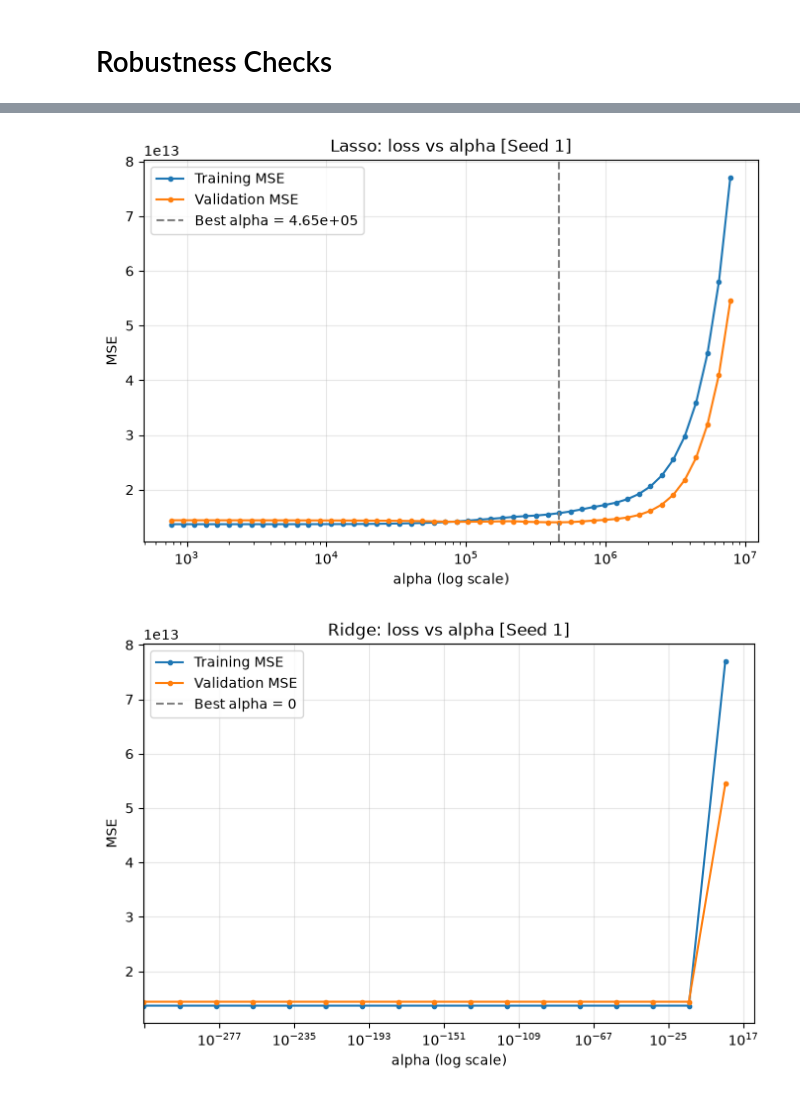
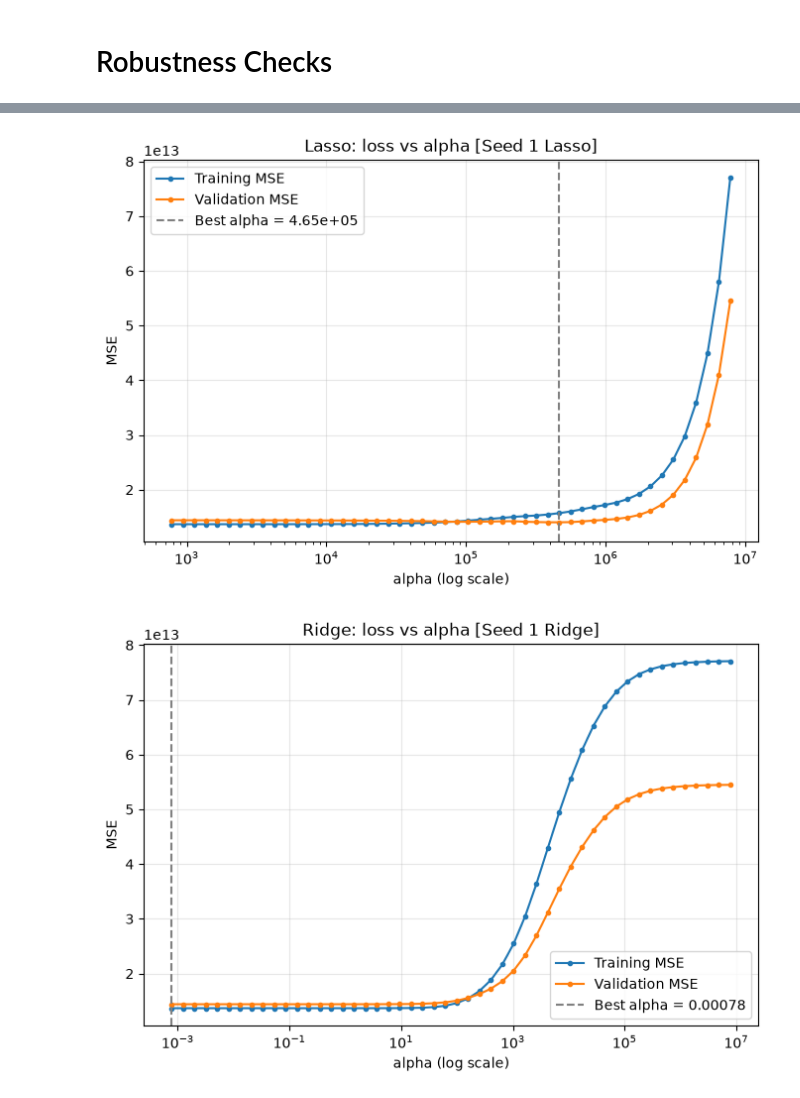
Before and after one commit to triazzlon/ML-Assignment, a Jupyter notebook: MLF_CASE_2930864_XX.ipynb, the cells around one changed output, grey strips where cells are left out. Saved outputs shown, nothing was run; the diff lists cells and outputs as text; code cells hidden in the pictures.

```diff
--- a/MLF_CASE_2930864_XX.ipynb
+++ b/MLF_CASE_2930864_XX.ipynb
@@ -276,3 +228,0 @@ from sklearn.pipeline import make_pipeline
-# %%
-Y = df_clean['Price']
-X = df_clean['Area']
@@ -531,29 +465,24 @@ def run_lasso(prepared, label, feature_names=None, n_alphas=50, decades=4, max_i
 # %% [markdown]
 # Model 3 Ridge
 # %%
-def run_ridge(prepared, label, feature_names=None, n_alphas=50, decades=1000, max_iter=50000, seed=None):
-    # We repeat the step of turning the data into arrays
+# We perform the same steps as above but now for the Ridge Regression
+def run_ridge(prepared, label, feature_names=None, n_alphas=50, decades=10, max_iter=50000):
     X_train, X_val, X_test, y_train, y_val, y_test = prepared
     X_train, X_val, X_test = (np.asarray(a, dtype=float) for a in (X_train, X_val, X_test))
     y_train, y_val, y_test = (np.asarray(a, dtype=float) for a in (y_train, y_val, y_test))
     n, k = X_train.shape
-    # We
+
     if feature_names is not None:
         assert len(feature_names) == k, "feature_names must match the number of columns"
-    if seed is not None:
-        random.seed(seed)
 
-    # Here we centre the data
     Xc = X_train - X_train.mean(axis=0)
-    # alpha_max: smallest alpha at which all coefficients are zero
     alpha_max = np.max(np.abs(Xc.T @ (y_train - y_train.mean()))) / n
     log_hi, log_lo = np.log10(alpha_max), np.log10(alpha_max) - decades
 
-    # Step 1 is estimating the Ridge regression on the training data with a random alpha
-    random_alpha = 10 ** random.uniform(log_lo, log_hi)
-    init_model = Ridge(alpha=random_alpha, max_iter=max_iter).fit(X_train, y_train)
+    starting_alpha = 1.0
+    init_model = Lasso(alpha=starting_alpha, max_iter=max_iter).fit(X_train, y_train)
     init_val_mse = mean_squared_error(y_val, init_model.predict(X_val))
-    print(f"[{label}] random alpha: {random_alpha:.4g} -> validation MSE: {init_val_mse:.4f}")
+    print(f"[{label}] starting alpha: {starting_alpha:.4g} -> validation MSE: {init_val_mse:.4f}")
 
     # Step 2: optimise alpha on the validation data (models are fitted on training data only)
     alphas = np.logspace(log_lo, log_hi, n_alphas)
@@ -583,6 +512,7 @@ def run_ridge(prepared, label, feature_names=None, n_alphas=50, decades=1000, ma
         "test_mse": test_mse,
         "test_mae": test_mae,
         "test_r2": test_r2,
+        "test_pred": test_pred,
         "coef": pd.Series(best_model.coef_,
                           index=list(feature_names) if feature_names is not None else None),
     }
@@ -691,16 +735,14 @@ def run_ridge(prepared, label, feature_names=None, n_alphas=50, decades=1000, ma
 # Here we rerun the data with a random seed, 140 instead of 42.
 # The seed used when calling the functioning is for setting the initial alpha
 X_seed1 = data_prep(df_clean, "Seed 1",seed=140)
-res_clean = run_linreg(X_seed1, "Seed 1", df_clean.drop(columns=["Price"]).columns)
-res_lasso, lasso_model, lasso_loss = run_lasso(
-    X_seed1, "Seed 1",
+res_linear_S1 = run_linreg(X_seed1, "Seed 1 Lin", df_clean.drop(columns=["Price"]).columns)
+res_lasso_S1, lasso_model, lasso_loss = run_lasso(
+    X_seed1, "Seed 1 Lasso",
     feature_names=df_clean.drop(columns=["Price"]).columns,
-    seed=42,
 )
-res_ridge, ridge_model, ridge_loss = run_ridge(
-    X_seed1, "Seed 1",
+res_ridge_S1, ridge_model, ridge_loss = run_ridge(
+    X_seed1, "Seed 1 Ridge",
     feature_names=df_clean.drop(columns=["Price"]).columns,
-    seed=42,
 )
 # %% [output]
 [Seed 1] split sizes: 1105 369 369
@@ -723,2 +765,2 @@ Wifi                   2.394045e+04
-[figure, old version]
+[figure, new version]
-[figure, old version]
+[figure, new version]
```
Also changed, not shown: parts of 41 cells of this notebook, 1 other file.
